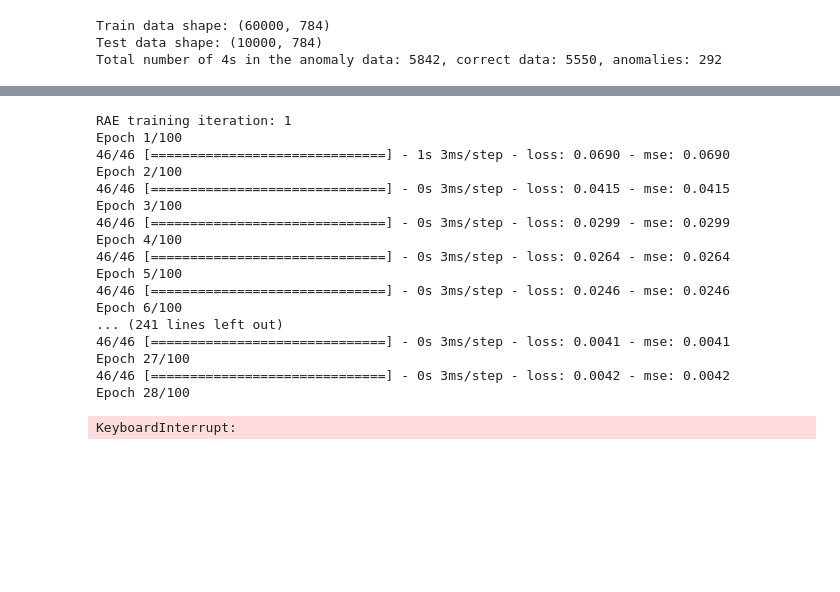
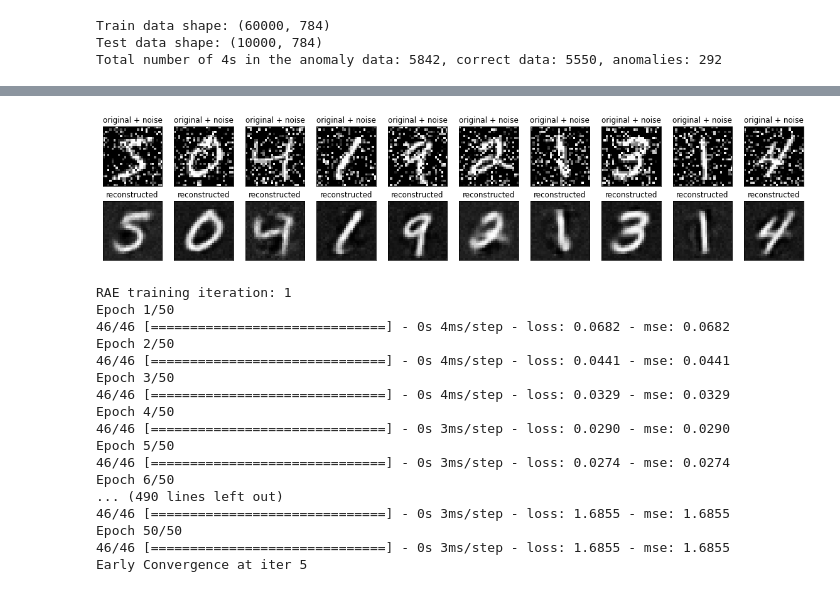
Before and after one commit to AlexThirty/SaMLMfTSA, a Jupyter notebook: RDAE.ipynb, the cells around one changed output, grey strips where cells are left out. Cells and saved outputs as stored; diff of their text form; code cells hidden in the pictures; blank space fills up the shorter version.

```diff
--- a/RDAE.ipynb
+++ b/RDAE.ipynb
@@ -296,10 +218,19 @@ class RobustAutoencoder:
             self.prox_fn = prox_l21
 
     def train_and_fit(self, X, train_iter: int, AE_train_iter: int, batch_size: int, eps: float, lam: float):
-        self.L = np.zeros(X.shape)
-        self.S = np.zeros(X.shape)
-        self.LD = np.zeros(X.shape)
+        if self.AE_type == 'Dense':
+            self.default_shape = (X.shape[0], X.shape[1])
+            self.utils_shape = (X.shape[0], X.shape[1])
+        elif self.AE_type == 'LSTM':
+            self.default_shape = (X.shape[0], X.shape[1], 1)
+            self.utils_shape = (X.shape[0], X.shape[1])
+
+        X = X.reshape(self.default_shape)
+        self.L = np.zeros(self.default_shape)
+        self.S = np.zeros(self.default_shape)
+        self.LD = np.zeros(self.default_shape)
         self.LS = X
+
         for i in range(train_iter):
             print(f'RAE training iteration: {i+1}')
             self.LD = X - self.S
@@ -307,11 +238,11 @@ class RobustAutoencoder:
             self.AE.fit(x=self.LD, batch_size=batch_size, epochs=AE_train_iter)
             self.LD = self.AE(self.LD).numpy()
             self.S = X - self.LD
-            if self.AE_type=='LSTM':
-                self.S = self.S.reshape((self.S.shape[0], self.S.shape[1]))
+
+            self.S = self.S.reshape(self.utils_shape)
             self.S = self.prox_fn(lam=lam, x=self.S.T).T
-            if self.AE_type=='LSTM':
-                self.S = self.S.reshape((self.S.shape[0], self.S.shape[1], 1))
+            self.S = self.S.reshape(self.default_shape)
+
             c1 = tf.linalg.norm(X - self.LD - self.S) / tf.linalg.norm(X)
             c2 = tf.linalg.norm(self.LS - self.LD - self.S) / tf.linalg.norm(X)
             if c1 < eps or c2 < eps:
@@ -359,7 +289,3 @@ Test data shape: (10000, 784)
 Total number of 4s in the anomaly data: 5842, correct data: 5550, anomalies: 292
 # %%
 RAEl1Dense = RobustAutoencoder(AE_type='Dense', prox_type='l1', input_size=x_train_corr.shape[1], dense_units=[200, 10], lr=3e-4)
-LD, S = RAEl1Dense.train_and_fit(X=x_train_corr, train_iter=50, AE_train_iter=50, batch_size=512, eps=1e-8, lam=1.0)
-x_train_corr = x_train_corr.reshape((x_train_corr.shape[0], 28, 28, 1))
-LD = LD.reshape((LD.shape[0], 28, 28, 1))
-plot_ten_images(x_train_corr, LD)
@@ -384,0 +292,2 @@ Epoch 50/50
+# %%
+LD_l1_MNIST, S_l1_MNIST = RAEl1Dense.train_and_fit(X=x_train_corr, train_iter=20, AE_train_iter=50, batch_size=128, eps=1e-8, lam=10.0)
@@ -385,24 +312,30 @@ Epoch 50/50
+# %%
+x_train_corr = x_train_corr.reshape((x_train_corr.shape[0], 28, 28, 1))
+LD_l1_MNIST = LD_l1_MNIST.reshape((LD_l1_MNIST.shape[0], 28, 28, 1))
+plot_ten_images(x_train_corr, LD_l1_MNIST)
+# %% [output]
+[figure, added]
 # %%
 RAEl21Dense = RobustAutoencoder(AE_type='Dense', prox_type='l21', input_size=x_train_anomaly.shape[1], dense_units=[200, 10], lr=0.005)
-LD, S = RAEl21Dense.train_and_fit(X=x_train_anomaly, train_iter=5, AE_train_iter=100, batch_size=128, eps=1e-8, lam=0.05)
-# %% [output]
-RAE training iteration: 1
-Epoch 1/100
-46/46 [==============================] - 1s 3ms/step - loss: 0.0690 - mse: 0.0690
-Epoch 2/100
-46/46 [==============================] - 0s 3ms/step - loss: 0.0415 - mse: 0.0415
-Epoch 3/100
-46/46 [==============================] - 0s 3ms/step - loss: 0.0299 - mse: 0.0299
-Epoch 4/100
-46/46 [==============================] - 0s 3ms/step - loss: 0.0264 - mse: 0.0264
-Epoch 5/100
-46/46 [==============================] - 0s 3ms/step - loss: 0.0246 - mse: 0.0246
-Epoch 6/100
-... (241 lines left out)
-46/46 [==============================] - 0s 3ms/step - loss: 0.0041 - mse: 0.0041
-Epoch 27/100
-46/46 [==============================] - 0s 3ms/step - loss: 0.0042 - mse: 0.0042
-Epoch 28/100
-KeyboardInterrupt:
+# %%
+LD_l21_MNIST, S_l21_MNIST = RAEl21Dense.train_and_fit(X=x_train_anomaly, train_iter=20, AE_train_iter=50, batch_size=128, eps=1e-8, lam=0.05)
+# %% [output]
+RAE training iteration: 1
+Epoch 1/50
+46/46 [==============================] - 0s 4ms/step - loss: 0.0682 - mse: 0.0682
+Epoch 2/50
+46/46 [==============================] - 0s 4ms/step - loss: 0.0441 - mse: 0.0441
+Epoch 3/50
+46/46 [==============================] - 0s 4ms/step - loss: 0.0329 - mse: 0.0329
+Epoch 4/50
+46/46 [==============================] - 0s 3ms/step - loss: 0.0290 - mse: 0.0290
+Epoch 5/50
+46/46 [==============================] - 0s 3ms/step - loss: 0.0274 - mse: 0.0274
+Epoch 6/50
+... (490 lines left out)
+46/46 [==============================] - 0s 3ms/step - loss: 1.6855 - mse: 1.6855
+Epoch 50/50
+46/46 [==============================] - 0s 3ms/step - loss: 1.6855 - mse: 1.6855
+Early Convergence at iter 5
 # %%
 inputsize = (28,28)
```
Also changed, not shown: parts of 20 cells of this notebook, 9 other files.
